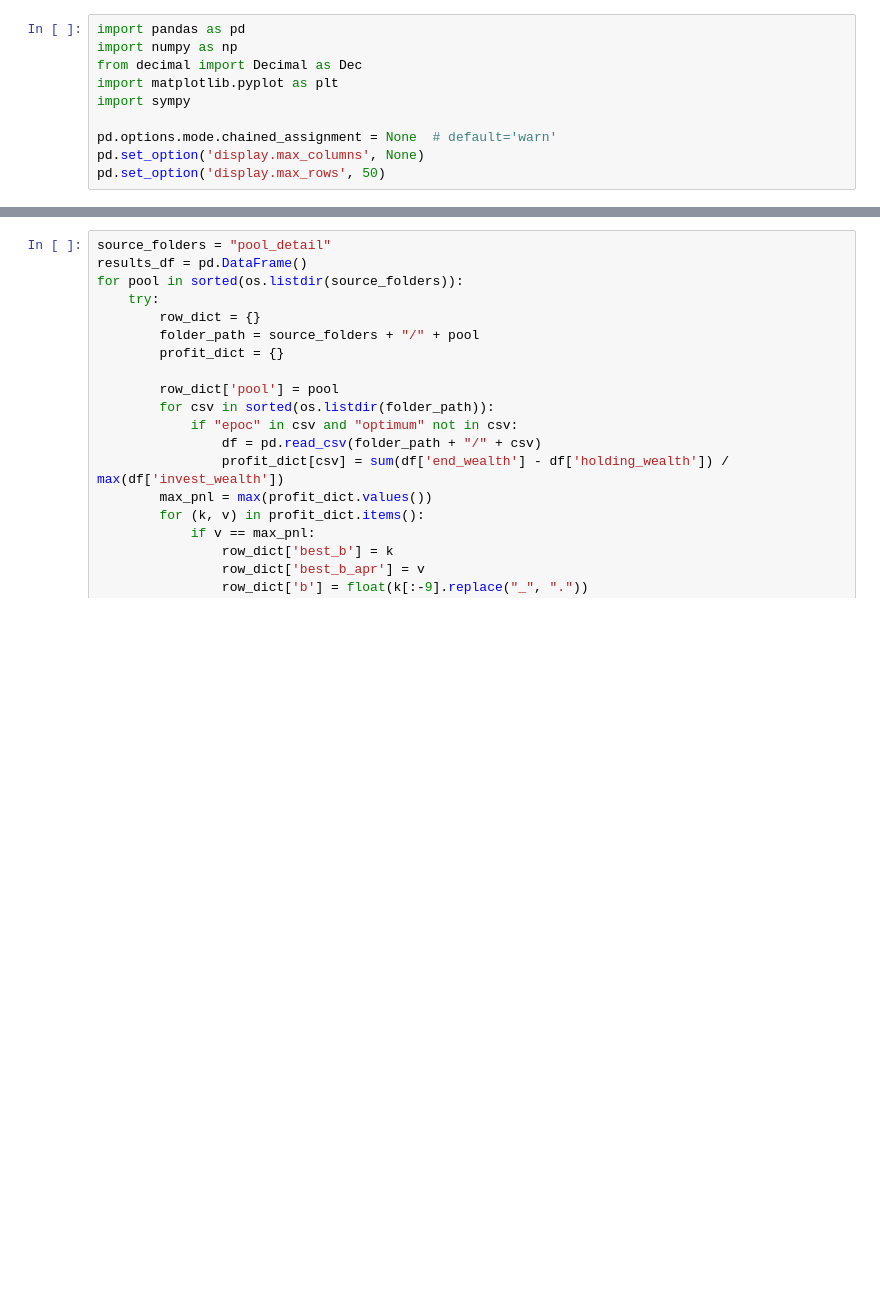
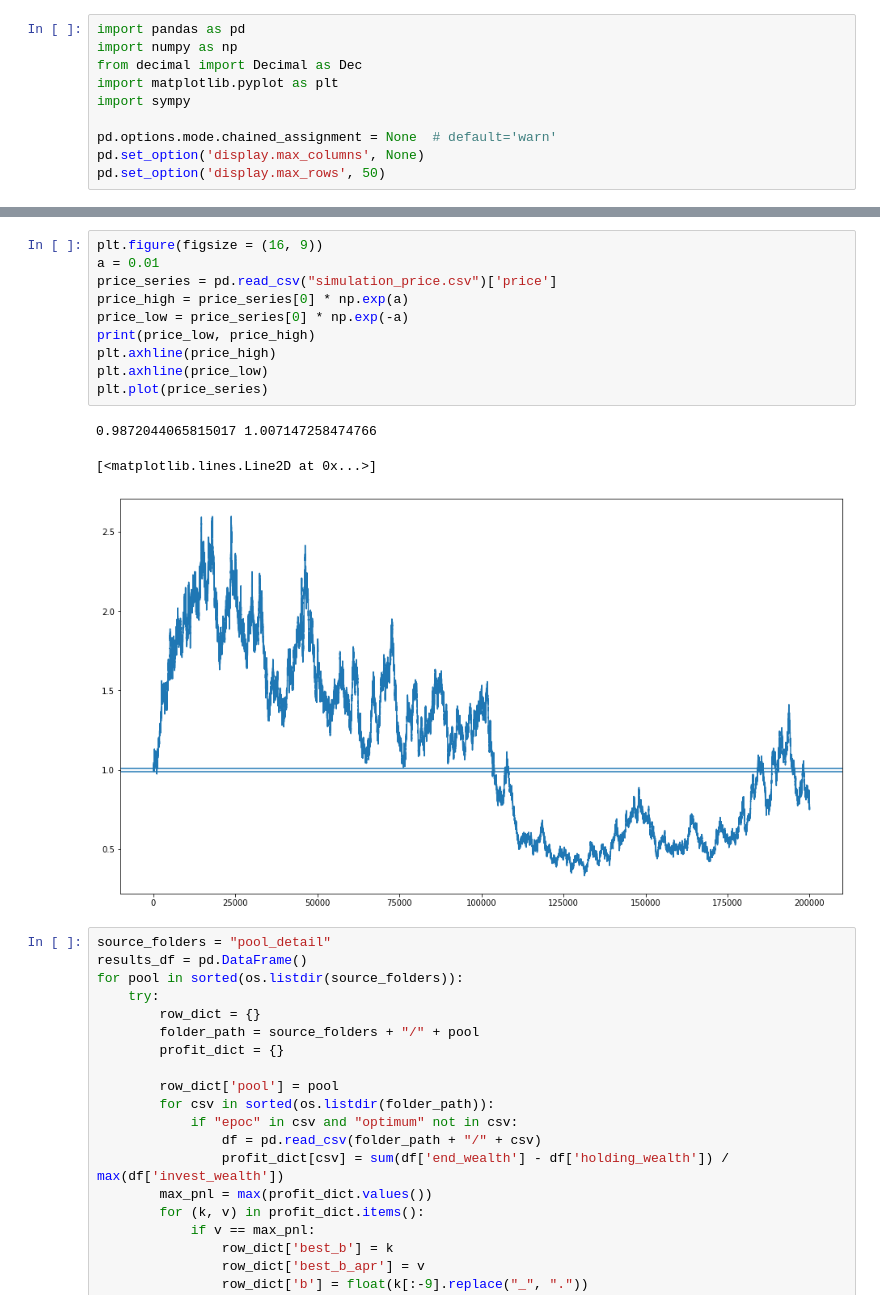
Before and after one commit to Bai0-0/Uniswap-liquidity-management, a Jupyter notebook: results_study.ipynb, the cells around one changed output, grey strips where cells are left out. Drawn from its saved outputs; the diff is of its cells as text; blank space fills up the shorter version.

```diff
--- a/results_study.ipynb
+++ b/results_study.ipynb
@@ -29,5 +45,19 @@ demo_df = num_results_df[['pool', 'pnl','fee_wealth', 'IL', 'theo_IL', 'effectiv
 demo_df
 demo_df.to_csv("numerical_detail.csv")
+# %%
+plt.figure(figsize = (16, 9))
+a = 0.01
+price_series = pd.read_csv("simulation_price.csv")['price']
+price_high = price_series[0] * np.exp(a)
+price_low = price_series[0] * np.exp(-a)
+print(price_low, price_high)
+plt.axhline(price_high)
+plt.axhline(price_low)
+plt.plot(price_series)
+# %% [output]
+0.9872044065815017 1.007147258474766
+[<matplotlib.lines.Line2D at 0x...>]
+[figure, added]
 # %%
 source_folders = "pool_detail"
 results_df = pd.DataFrame()
```
Also changed, not shown: parts of 1 cell of this notebook, 7 other files.
